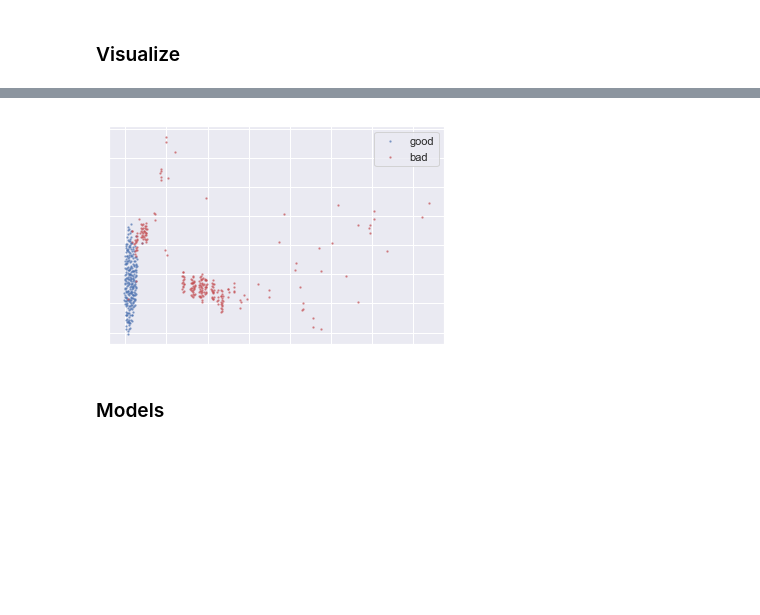
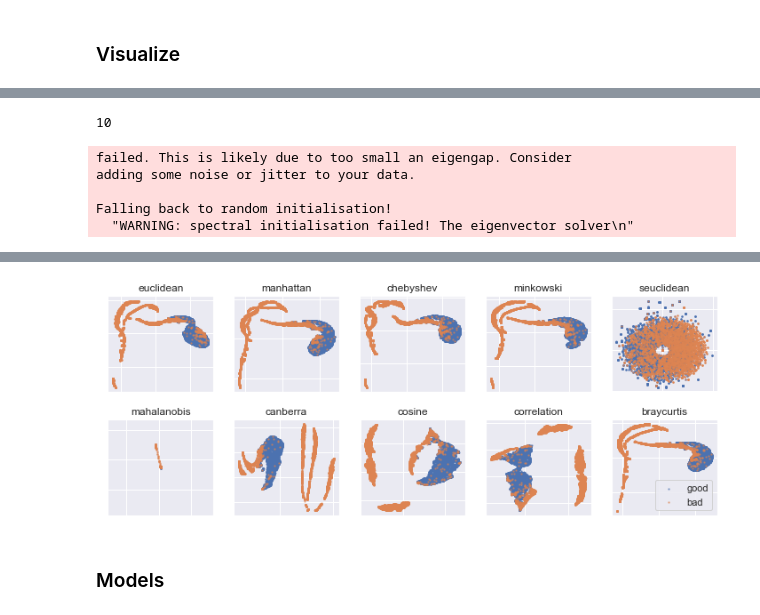
Before and after one commit to david-hoffman/pyPALM, a Jupyter notebook: notebooks/Outlier Detection/explore-dph.ipynb, the cells around one changed output, grey strips where cells are left out. Cells and saved outputs as stored; diff of their text form; code cells hidden in the pictures; blank space fills up the shorter version.

```diff
--- a/notebooks/Outlier Detection/explore-dph.ipynb
+++ b/notebooks/Outlier Detection/explore-dph.ipynb
@@ -123,9 +105,44 @@ Wall time: 10.4 s
+# %%
+all_dist = [# general minkowski distances
+    "euclidean",
+    "manhattan",
+    "chebyshev",
+    "minkowski",
+    # Standardised/weighted distances
+    "seuclidean",
+    "mahalanobis",
+    # Other distances
+    "canberra",
+    "cosine",
+    "correlation",
+    "braycurtis"
+]
+# %%
+len(all_dist)
+# %% [output]
+10
 # %%
-fig, ax = plt.subplots()
-ax.scatter(zz[yy == 1, 0], zz[yy == 1, 1], s=2, c='b', alpha=0.5, label='good')
-ax.scatter(zz[yy == 0, 0], zz[yy == 0, 1], s=2, c='r', alpha=0.5, label='bad')
-ax.xaxis.set_major_formatter(NullFormatter())
-ax.yaxis.set_major_formatter(NullFormatter())
-plt.legend()
-plt.show()
+%%time
+
+n_components = 2
+tsne_sample_size = 10000
+xx = X.head(tsne_sample_size)
+# shouldn't this also be y.head(tsne_sample_size)???
+yy = y[:tsne_sample_size]
+fig, axs = plt.subplots(2, 5, figsize=(10, 4))
+for ax, dist in zip(axs.ravel(), all_dist):
+    tsne = umap.UMAP(metric=dist)
+    zz = tsne.fit_transform(xx)
+    ax.scatter(zz[yy == 1, 0], zz[yy == 1, 1], s=2, c='C0', alpha=0.5, label='good')
+    ax.scatter(zz[yy == 0, 0], zz[yy == 0, 1], s=2, c='C1', alpha=0.5, label='bad')
+    ax.xaxis.set_major_formatter(NullFormatter())
+    ax.yaxis.set_major_formatter(NullFormatter())
+    ax.set_title(dist)
+fig.tight_layout()
+ax.legend()
 # %% [output]
+failed. This is likely due to too small an eigengap. Consider
+adding some noise or jitter to your data.
+
+Falling back to random initialisation!
+  "WARNING: spectral initialisation failed! The eigenvector solver\n"
@@ -132,4 +151,4 @@ plt.show()
-[figure, old version]
+[figure, new version]
 # %% [markdown]
 ### Models
 # %% [markdown]
```
Also changed, not shown: parts of 8 cells of this notebook, 2 other files.
